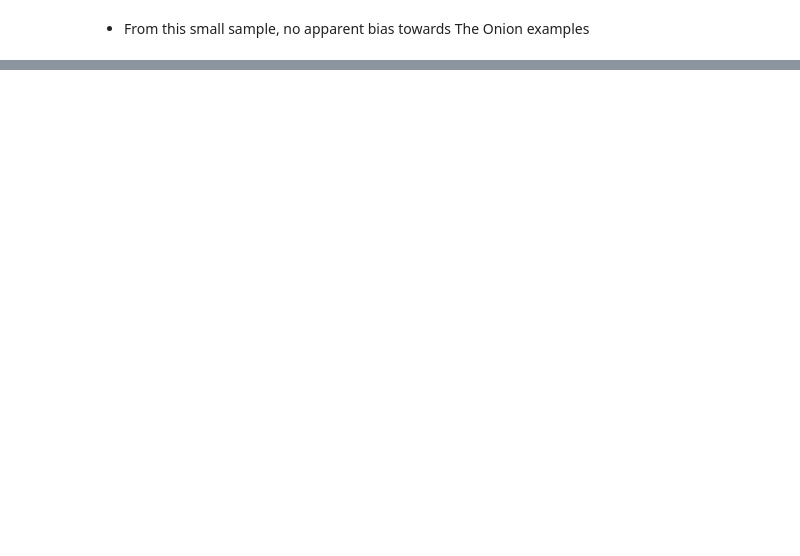
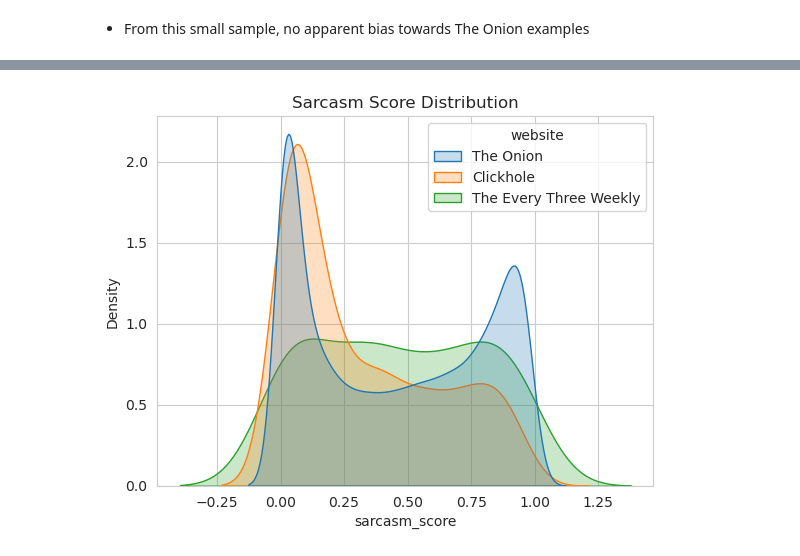
Before and after one commit to anusha-pathuri/satire-news-search-engine, a Jupyter notebook: notebooks/07_Sarcasm_Level.ipynb, the cells around one changed output, grey strips where cells are left out. Saved outputs shown, nothing was run; the diff lists cells and outputs as text; code cells hidden in the pictures; blank space fills up the shorter version.

```diff
--- a/notebooks/07_Sarcasm_Level.ipynb
+++ b/notebooks/07_Sarcasm_Level.ipynb
@@ -143,6 +150,10 @@ df.head()
 # %%
 df.to_csv('../data/processed_articles_dedup_nsfwtags_sarcasm.csv', index=False)
+# %%
+sns.set_style('whitegrid')
 # %%
-sns.kdeplot(df["sarcasm_score"], fill=True, hue=df["website"], common_norm=False)
+sns.kdeplot(data=df, x="sarcasm_score", hue="website", fill=True, common_norm=False)
 plt.title("Sarcasm Score Distribution")
 plt.show()
+# %% [output]
+[figure, added]
```
Also changed, not shown: parts of 6 cells of this notebook.
